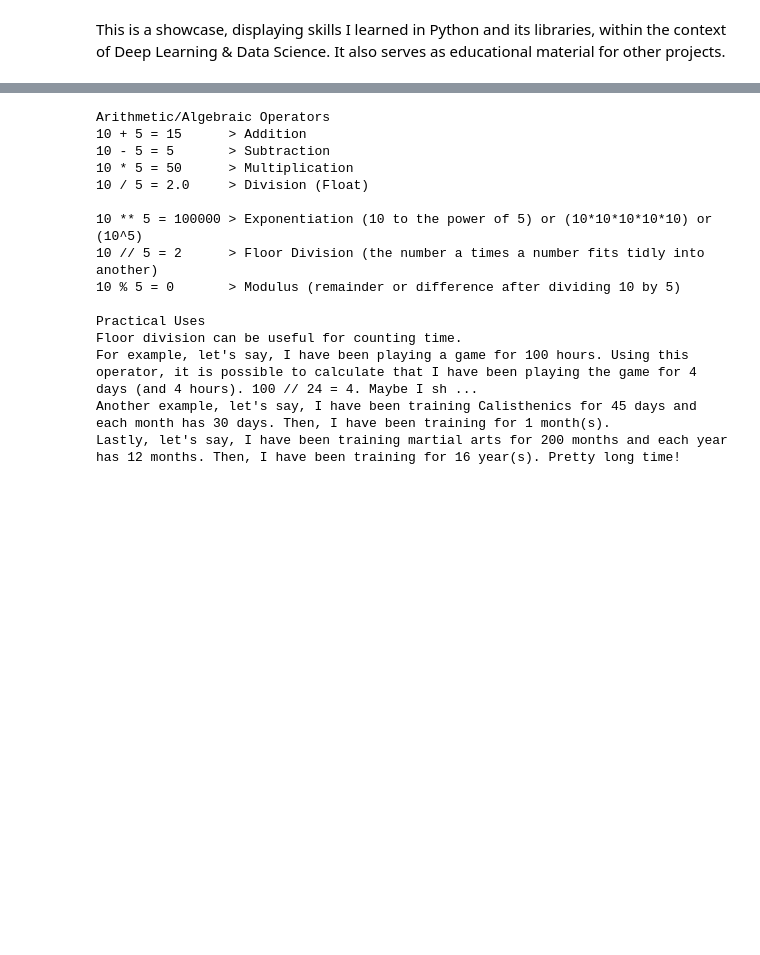
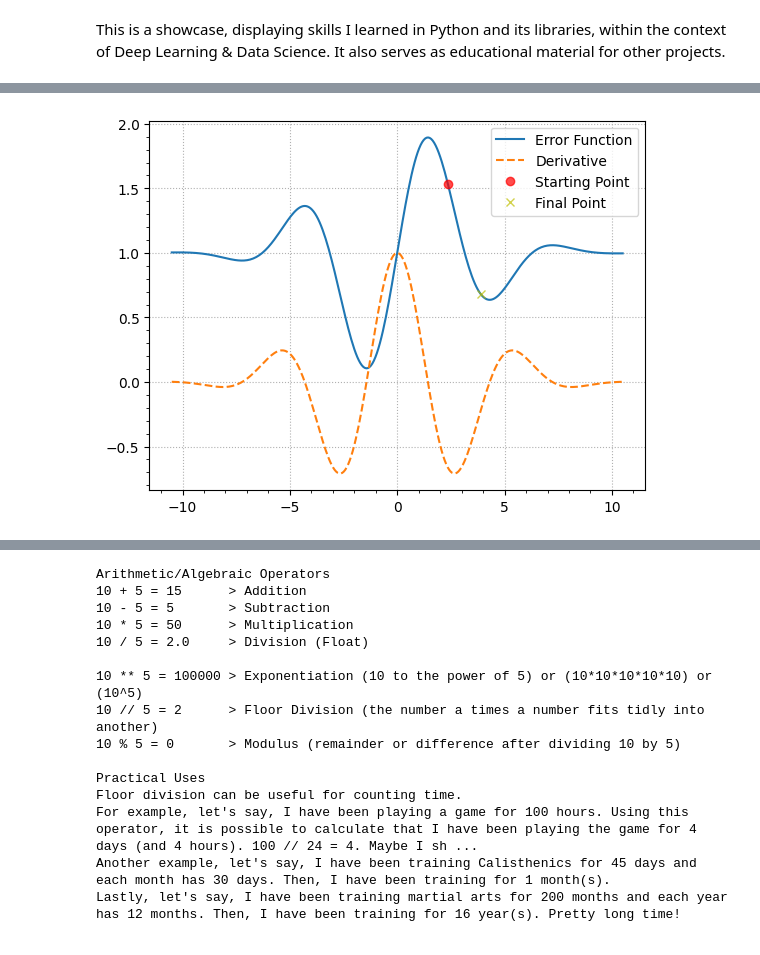
Before and after one commit to Salciano/ShowcasePython, a Jupyter notebook: Showcase.ipynb, the cells around one changed output, grey strips where cells are left out. Saved outputs shown, nothing was run; the diff lists cells and outputs as text; code cells hidden in the pictures; blank space fills up the shorter version.

```diff
--- a/Showcase.ipynb
+++ b/Showcase.ipynb
@@ -5,0 +291,80 @@ It also serves as educational material for other projects.
+# %%
+#@title Experiment 1: Startpoint > NumPy. Matplotlib
+
+import numpy
+import matplotlib.pyplot as ploti
+
+# Input. Function. Derivative
+in1 = numpy.linspace(-7*1.5, 7*1.5, 300) # did this to prevent outbound
+def fin1(in1):
+  return 1 + ( numpy.sin(in1) * numpy.exp(-in1**2*0.05) )
+def defin1(in1):
+  return numpy.cos(in1) * numpy.exp(-in1**2*0.05) + numpy.sin(in1) * (-0.1*in1) * numpy.exp(-in1**2*0.05)
+#fin1 = numpy.sin(in1) * numpy.exp(-in1**2*0.05)
+#defin1 = numpy.cos(in1) * numpy.exp(-in1**2*0.05) + numpy.sin(in1) * (-0.1*in1) * numpy.exp(-in1**2*0.05) # altenatively use lambdify
+#defin1 = -0.1*in1*numpy.exp(-0.05*in1**2)*numpy.sin(in1) + numpy.exp(-0.05*in1**2)*numpy.cos(in1)
+
+#init_point = numpy.random.choice(in1, 1) # random start
+proxy_min = init_point = numpy.random.choice(in1/1.5,1) # random start within bounds
+
+# learn parameters
+learn_rate = 0.01
+train_sess = 300
+
+# gradient descent
+
+for learn_idx in range(train_sess):
+  gradi = defin1(proxy_min)
+  proxy_min = proxy_min - learn_rate * gradi
+
+print("This is our gradient descent algorithm working an error function:")
+ploti.plot(in1, fin1(in1), label="Error Function")
+ploti.plot(in1, defin1(in1), "--", label="Derivative")
+ploti.plot(init_point, fin1(init_point), "ro", label="Starting Point", alpha=.7)
+ploti.plot(proxy_min, fin1(proxy_min), "yx", label="Final Point", alpha=.7)
+#ploti.plot(proxy_min, defin1(proxy_min), "go", label="Final Deriv", alpha=.7)
+ploti.grid(linestyle=":")
+ploti.minorticks_on()
+ploti.legend()
+ploti.show()
+
+print("Starting Point:", init_point)
+print("Starting Error:", fin1(init_point))
+#print("Local minimum found:", fin1(proxy_min))
+#print("Local minimum found at:", proxy_min)
+
+print("\nAs observed, the gradient descent algorithm was useful for lowering the initial error.")
+print("However, visibly, it still did not reach the lowest point of the local minimum, nor did it find the local minimum with the least error.")
+print("So, hypothetically, the algorithm could be optimized.")
+print("Let's test different hypotheses in a parametric-experimental approach.")
+print("In this experimental approach, we will be fixing all parameters except one, which will be systematically varied.")
+print("The parameter will be starting error locations.")
+print("Then, we shall analize how each starting location affects the final result, after running the gradient descent algorithm.")
+
+start_locs = numpy.linspace(-7,7,50) # systematically varied starting locations
+final_error = numpy.zeros(len(start_locs)) # initialize vector filled with 0s with the same lenght/dimensions
+
+for start_idx1,proxy_min in enumerate(start_locs): # run the gradient descent as many times as in start_locs (50)
+  for idx_gradi in range(train_sess): # the gradient descent algo
+    gradi = defin1(proxy_min)
+    proxy_min = proxy_min - learn_rate * gradi
+  final_error[start_idx1] = fin1(proxy_min) # store each final error, after running each iteration of the gradient descent algo on each starting location
+
+# graph
+print("\nHere is the distribution of the resulting error, when starting the gradient descent algorithm from different locations:")
+ploti.plot(start_locs, final_error, "-", alpha=0.5) # line
+ploti.plot(start_locs, final_error, "o", markerfacecolor="yellow", alpha=0.5) # markers
+ploti.xlabel("Starting Error Location (x)")
+ploti.ylabel("Final Error (y)")
+ploti.grid(linestyle=":")
+ploti.minorticks_on()
+ploti.show()
+
+print("\nConclusions:")
+print("1. Final Error was reduced by changing starting locations. The lowest error was found around the starting locations between -4 to 1,5.") # approximation
+print("2. It shows potential to avoid getting stuck with undesirable starts, like vanishing gradients or exploding gradients...")
+print("3. This could reveal better alternative starting positions among different waves, with deeper bottoms. Perhaps the much-sought global minimum. Unfocusing or widening the variable horizon might reveal other waves.")
+print("4. This could reveal better alternative starting positions within the same wave, closer to the bottom, requiring calculating less steps to reach. Focusing or tightening the variable horizon might reveal the best slope in the wave.")
+print("> For these reasons, it is recommended preferring the starting location yielding the least error.")
+print("However, there are other factors to consider, together or separately, before finalizing adjustments, like the learning rate or iterations...")
+# %% [output]
@@ -5,0 +372 @@ It also serves as educational material for other projects.
+[figure, added]
```
Also changed, not shown: parts of 79 cells of this notebook.
